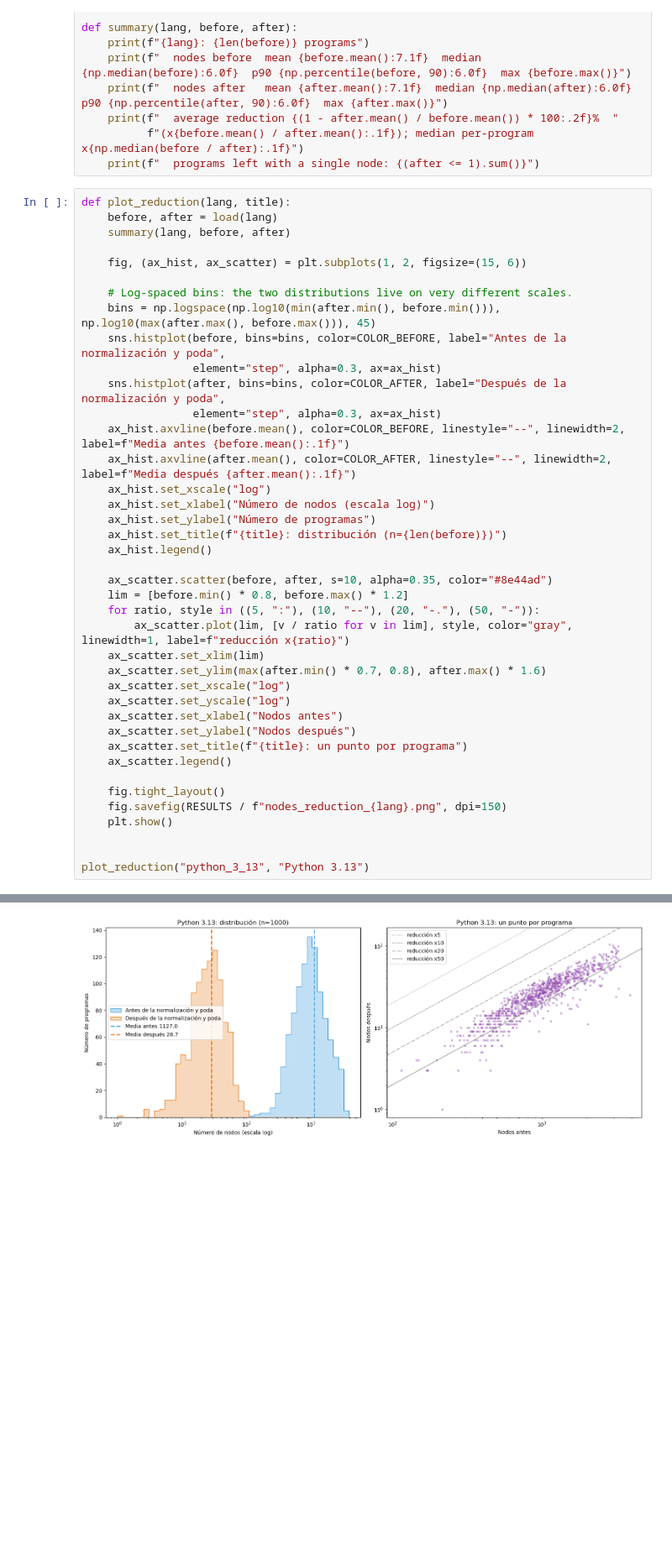
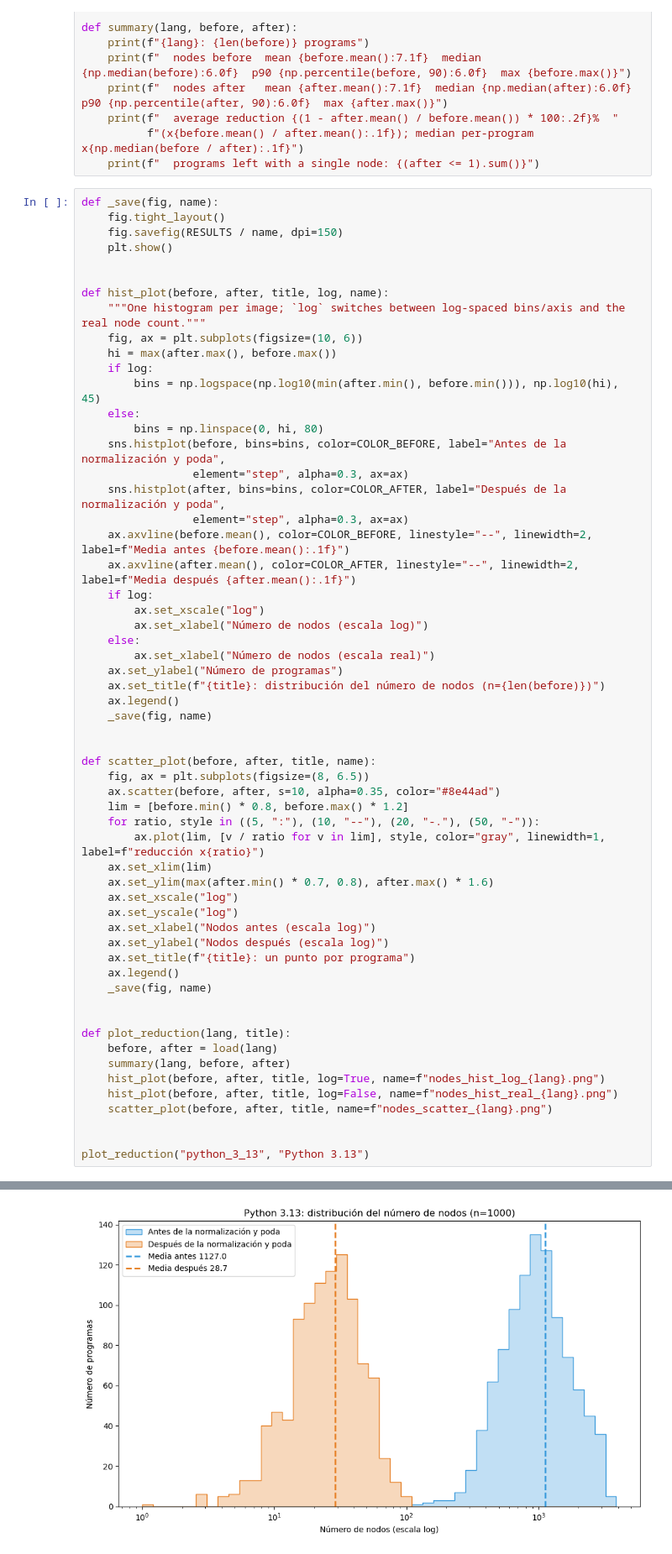
Before and after one commit to edsoneddy/csim, a Jupyter notebook: notebooks/nodes_reduction/nodes_reduction.ipynb, the cells around one changed output, grey strips where cells are left out. Shown at 84% size. Cells and saved outputs as stored; diff of their text form; blank space fills up the shorter version.

Commit message:
chore(notebooks): one chart per image and add real-scale node histogram

```diff
--- a/notebooks/nodes_reduction/nodes_reduction.ipynb
+++ b/notebooks/nodes_reduction/nodes_reduction.ipynb
@@ -43,49 +43,67 @@ def summary(lang, before, after):
           f"(x{before.mean() / after.mean():.1f}); median per-program x{np.median(before / after):.1f}")
     print(f"  programs left with a single node: {(after <= 1).sum()}")
 # %%
+def _save(fig, name):
+    fig.tight_layout()
+    fig.savefig(RESULTS / name, dpi=150)
+    plt.show()
+
+
+def hist_plot(before, after, title, log, name):
+    """One histogram per image; `log` switches between log-spaced bins/axis and the real node count."""
+    fig, ax = plt.subplots(figsize=(10, 6))
+    hi = max(after.max(), before.max())
+    if log:
+        bins = np.logspace(np.log10(min(after.min(), before.min())), np.log10(hi), 45)
+    else:
+        bins = np.linspace(0, hi, 80)
+    sns.histplot(before, bins=bins, color=COLOR_BEFORE, label="Antes de la normalización y poda",
+                 element="step", alpha=0.3, ax=ax)
+    sns.histplot(after, bins=bins, color=COLOR_AFTER, label="Después de la normalización y poda",
+                 element="step", alpha=0.3, ax=ax)
+    ax.axvline(before.mean(), color=COLOR_BEFORE, linestyle="--", linewidth=2, label=f"Media antes {before.mean():.1f}")
+    ax.axvline(after.mean(), color=COLOR_AFTER, linestyle="--", linewidth=2, label=f"Media después {after.mean():.1f}")
+    if log:
+        ax.set_xscale("log")
+        ax.set_xlabel("Número de nodos (escala log)")
+    else:
+        ax.set_xlabel("Número de nodos (escala real)")
+    ax.set_ylabel("Número de programas")
+    ax.set_title(f"{title}: distribución del número de nodos (n={len(before)})")
+    ax.legend()
+    _save(fig, name)
+
+
+def scatter_plot(before, after, title, name):
+    fig, ax = plt.subplots(figsize=(8, 6.5))
+    ax.scatter(before, after, s=10, alpha=0.35, color="#8e44ad")
+    lim = [before.min() * 0.8, before.max() * 1.2]
+    for ratio, style in ((5, ":"), (10, "--"), (20, "-."), (50, "-")):
+        ax.plot(lim, [v / ratio for v in lim], style, color="gray", linewidth=1, label=f"reducción x{ratio}")
+    ax.set_xlim(lim)
+    ax.set_ylim(max(after.min() * 0.7, 0.8), after.max() * 1.6)
+    ax.set_xscale("log")
+    ax.set_yscale("log")
+    ax.set_xlabel("Nodos antes (escala log)")
+    ax.set_ylabel("Nodos después (escala log)")
+    ax.set_title(f"{title}: un punto por programa")
+    ax.legend()
+    _save(fig, name)
+
+
 def plot_reduction(lang, title):
     before, after = load(lang)
     summary(lang, before, after)
-
-    fig, (ax_hist, ax_scatter) = plt.subplots(1, 2, figsize=(15, 6))
-
-    # Log-spaced bins: the two distributions live on very different scales.
-    bins = np.logspace(np.log10(min(after.min(), before.min())), np.log10(max(after.max(), before.max())), 45)
-    sns.histplot(before, bins=bins, color=COLOR_BEFORE, label="Antes de la normalización y poda",
-                 element="step", alpha=0.3, ax=ax_hist)
-    sns.histplot(after, bins=bins, color=COLOR_AFTER, label="Después de la normalización y poda",
-                 element="step", alpha=0.3, ax=ax_hist)
-    ax_hist.axvline(before.mean(), color=COLOR_BEFORE, linestyle="--", linewidth=2, label=f"Media antes {before.mean():.1f}")
-    ax_hist.axvline(after.mean(), color=COLOR_AFTER, linestyle="--", linewidth=2, label=f"Media después {after.mean():.1f}")
-    ax_hist.set_xscale("log")
-    ax_hist.set_xlabel("Número de nodos (escala log)")
-    ax_hist.set_ylabel("Número de programas")
-    ax_hist.set_title(f"{title}: distribución (n={len(before)})")
-    ax_hist.legend()
-
-    ax_scatter.scatter(before, after, s=10, alpha=0.35, color="#8e44ad")
-    lim = [before.min() * 0.8, before.max() * 1.2]
-    for ratio, style in ((5, ":"), (10, "--"), (20, "-."), (50, "-")):
-        ax_scatter.plot(lim, [v / ratio for v in lim], style, color="gray", linewidth=1, label=f"reducción x{ratio}")
-    ax_scatter.set_xlim(lim)
-    ax_scatter.set_ylim(max(after.min() * 0.7, 0.8), after.max() * 1.6)
-    ax_scatter.set_xscale("log")
-    ax_scatter.set_yscale("log")
-    ax_scatter.set_xlabel("Nodos antes")
-    ax_scatter.set_ylabel("Nodos después")
-    ax_scatter.set_title(f"{title}: un punto por programa")
-    ax_scatter.legend()
-
-    fig.tight_layout()
-    fig.savefig(RESULTS / f"nodes_reduction_{lang}.png", dpi=150)
-    plt.show()
+    hist_plot(before, after, title, log=True, name=f"nodes_hist_log_{lang}.png")
+    hist_plot(before, after, title, log=False, name=f"nodes_hist_real_{lang}.png")
+    scatter_plot(before, after, title, name=f"nodes_scatter_{lang}.png")
 
 
 plot_reduction("python_3_13", "Python 3.13")
 # %% [output]
 python_3_13: 1000 programs
   nodes before  mean  1127.0  median    965  p90   2071  max 3877
   nodes after   mean    28.7  median     25  p90     52  max 104
   average reduction 97.45%  (x39.2); median per-program x38.2
   programs left with a single node: 1
-[figure, old version]
+[figure, new version]
```
Also changed, not shown: parts of 2 cells of this notebook, 12 other files.
